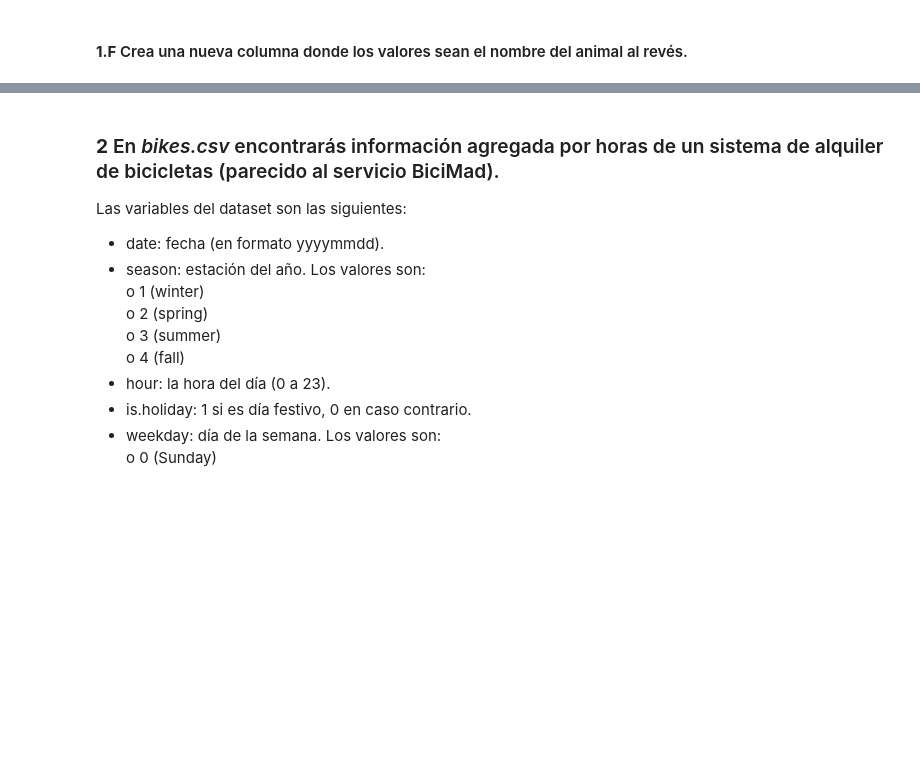
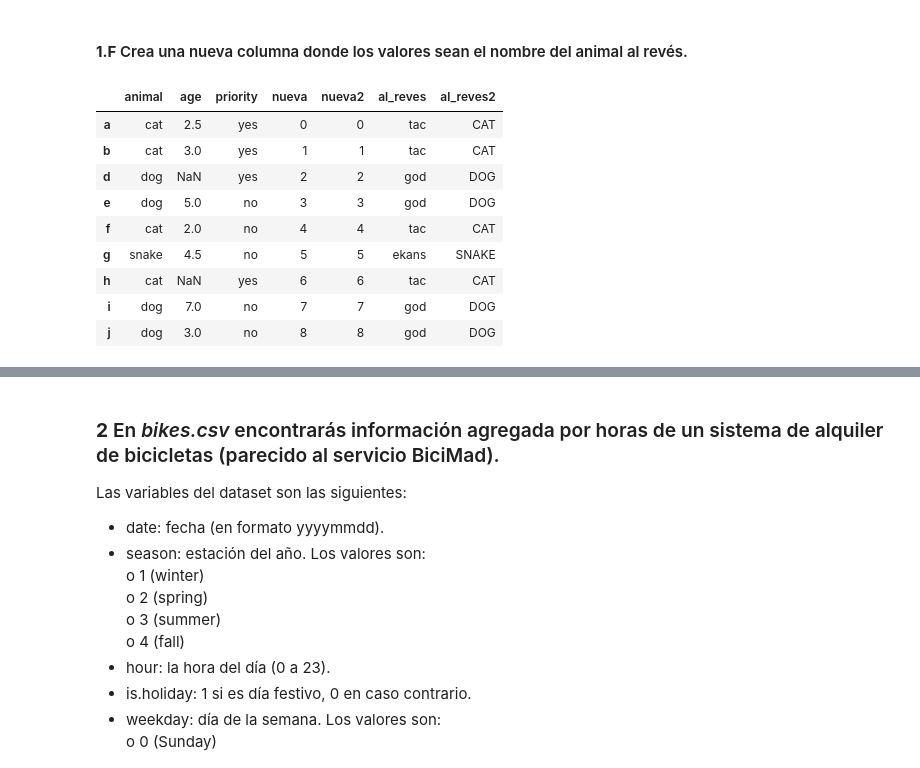
Before and after one commit to GuilleFaji/curso_python_intro_herramientas, a Jupyter notebook: 4_pandas/ejercicios/Ejercicios_pandas.ipynb, the cells around one changed output, grey strips where cells are left out. Saved outputs shown, nothing was run; the diff lists cells and outputs as text; code cells hidden in the pictures; blank space fills up the shorter version.

```diff
--- a/4_pandas/ejercicios/Ejercicios_pandas.ipynb
+++ b/4_pandas/ejercicios/Ejercicios_pandas.ipynb
@@ -21,2 +79,6 @@ labels = ['a', 'b', 'c', 'd', 'e', 'f', 'g', 'h', 'i', 'j']
 # %% [markdown]
 #### **1.C** Elimina la columna 'visits' sin crear un nuevo DF
+# %%
+# Dos maneras:
+df_1 = data2.drop('visits',axis=1)
+df_1.drop('visits',axis=1, inplace=True)
@@ -23,2 +97,6 @@ labels = ['a', 'b', 'c', 'd', 'e', 'f', 'g', 'h', 'i', 'j']
 # %% [markdown]
 #### **1.D** Elimina la fila c.
+# %%
+df_1.drop('c', axis=0, inplace=True)
+
+df_1
@@ -25,2 +114,5 @@ labels = ['a', 'b', 'c', 'd', 'e', 'f', 'g', 'h', 'i', 'j']
 # %% [markdown]
 #### **1.E** Crea una nueva columna con valores enteros ordenados (1,2, ...) para cada fila.
+# %%
+df_1['nueva2'] = [n for n in range(len(df_1))]
+df_1
@@ -27,2 +130,16 @@ labels = ['a', 'b', 'c', 'd', 'e', 'f', 'g', 'h', 'i', 'j']
 # %% [markdown]
 #### **1.F** Crea una nueva columna donde los valores sean el nombre del animal al revés.
+# %%
+df_1['al_reves2'] = [x.upper() for x in df_1.animal]
+df_1
+# %% [output]
+|  | animal | age | priority | nueva | nueva2 | al_reves | al_reves2 |
+| a | cat | 2.5 | yes | 0 | 0 | tac | CAT |
+| b | cat | 3.0 | yes | 1 | 1 | tac | CAT |
+| d | dog | NaN | yes | 2 | 2 | god | DOG |
+| e | dog | 5.0 | no | 3 | 3 | god | DOG |
+| f | cat | 2.0 | no | 4 | 4 | tac | CAT |
+| g | snake | 4.5 | no | 5 | 5 | ekans | SNAKE |
+| h | cat | NaN | yes | 6 | 6 | tac | CAT |
+| i | dog | 7.0 | no | 7 | 7 | god | DOG |
+| j | dog | 3.0 | no | 8 | 8 | god | DOG |
```
Also changed, not shown: parts of 18 cells of this notebook, 1 other file.
